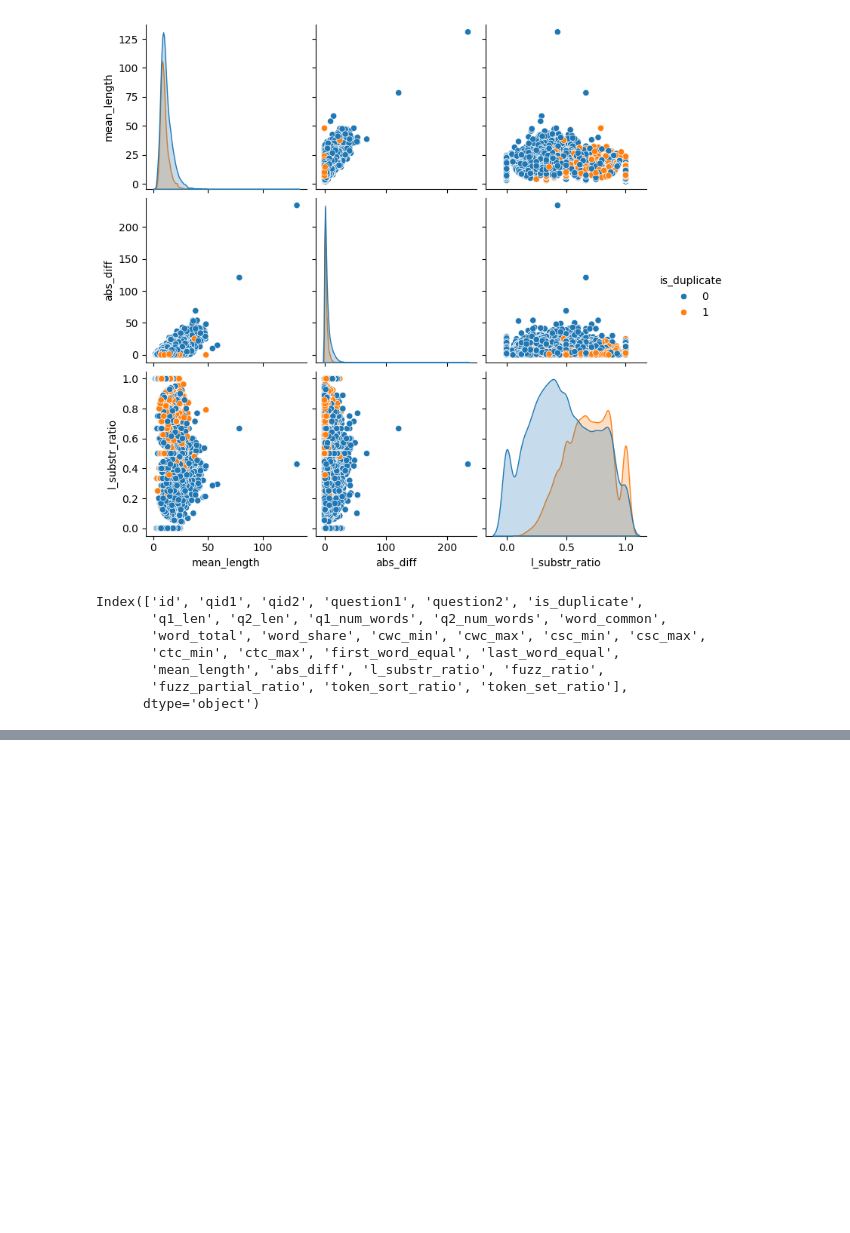
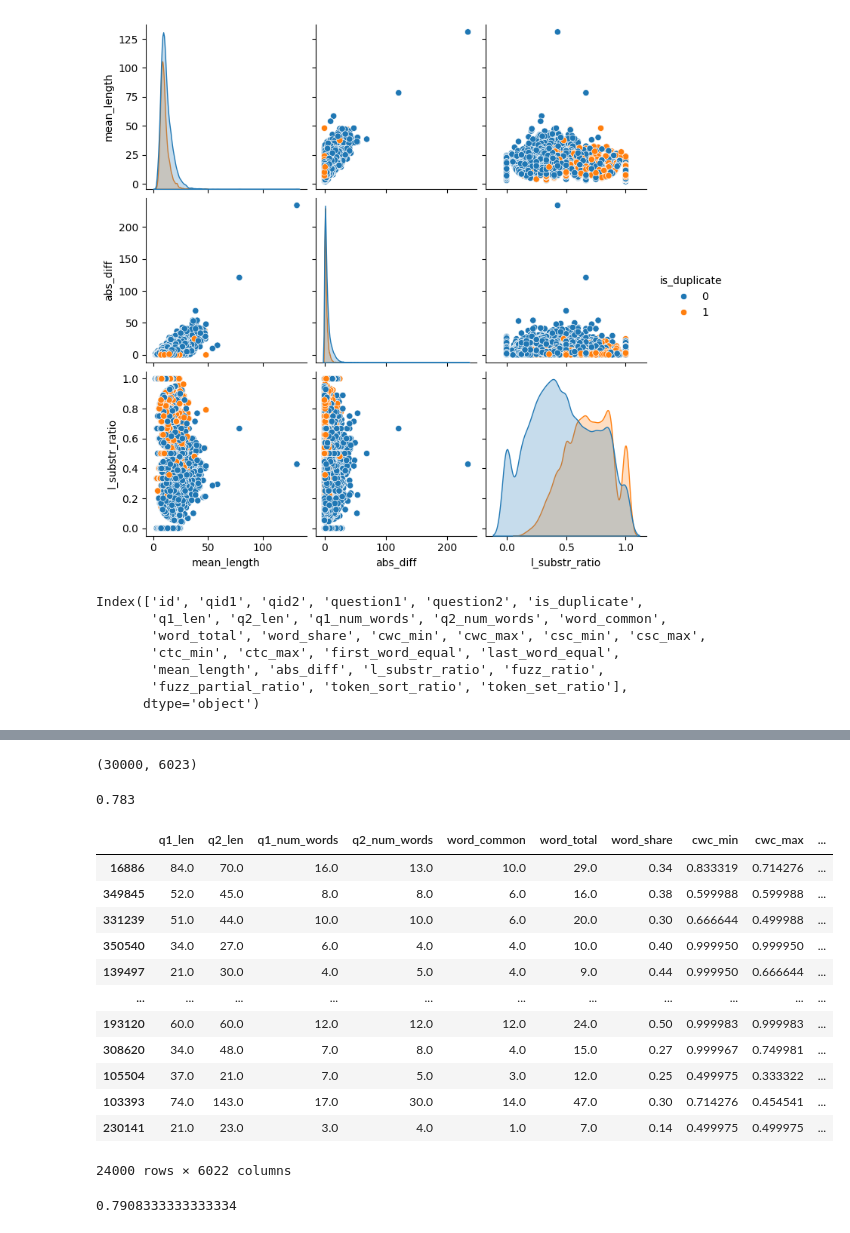
Before and after one commit to AhmAdO9/Natural-language-processing, a Jupyter notebook: DuplicateQuestionPairs.ipynb, the cells around one changed output, grey strips where cells are left out. Drawn from its saved outputs; the diff is of its cells as text; code cells hidden in the pictures; blank space fills up the shorter version.

Commit message:
ran the predictions on RF and XGB

```diff
--- a/DuplicateQuestionPairs.ipynb
+++ b/DuplicateQuestionPairs.ipynb
@@ -439,0 +482,40 @@ sns.pairplot(df[['fuzz_ratio', 'fuzz_partial_ratio', 'token_sort_ratio', 'token_
+# %%
+final_df.shape
+# %% [output]
+(30000, 6023)
+# %%
+X_train, X_test, y_train, y_test = train_test_split(final_df.iloc[:, 1:],
+                                                    final_df.iloc[:, :1],
+                                                    test_size=0.2,
+                                                    random_state=42)
+# %%
+X_train.columns = X_train.columns.astype(str)
+X_test.columns = X_test.columns.astype(str)
+
+X_train = X_train.astype(float)
+X_test = X_test.astype(float)
+# %%
+y_train = y_train.values.ravel()
+# %%
+rf = RandomForestClassifier()
+rf.fit(X_train,y_train)
+y_pred = rf.predict(X_test)
+accuracy_score(y_test,y_pred)
+# %% [output]
+0.783
+# %%
+X_train
+# %% [output]
+|  | q1_len | q2_len | q1_num_words | q2_num_words | word_common | word_total | word_share | cwc_min | cwc_max | ... |
+| 16886 | 84.0 | 70.0 | 16.0 | 13.0 | 10.0 | 29.0 | 0.34 | 0.833319 | 0.714276 | ... |
+| 349845 | 52.0 | 45.0 | 8.0 | 8.0 | 6.0 | 16.0 | 0.38 | 0.599988 | 0.599988 | ... |
+| 331239 | 51.0 | 44.0 | 10.0 | 10.0 | 6.0 | 20.0 | 0.30 | 0.666644 | 0.499988 | ... |
+| 350540 | 34.0 | 27.0 | 6.0 | 4.0 | 4.0 | 10.0 | 0.40 | 0.999950 | 0.999950 | ... |
+| 139497 | 21.0 | 30.0 | 4.0 | 5.0 | 4.0 | 9.0 | 0.44 | 0.999950 | 0.666644 | ... |
+| ... | ... | ... | ... | ... | ... | ... | ... | ... | ... | ... |
+| 193120 | 60.0 | 60.0 | 12.0 | 12.0 | 12.0 | 24.0 | 0.50 | 0.999983 | 0.999983 | ... |
+| 308620 | 34.0 | 48.0 | 7.0 | 8.0 | 4.0 | 15.0 | 0.27 | 0.999967 | 0.749981 | ... |
+| 105504 | 37.0 | 21.0 | 7.0 | 5.0 | 3.0 | 12.0 | 0.25 | 0.499975 | 0.333322 | ... |
+| 103393 | 74.0 | 143.0 | 17.0 | 30.0 | 14.0 | 47.0 | 0.30 | 0.714276 | 0.454541 | ... |
+| 230141 | 21.0 | 23.0 | 3.0 | 4.0 | 1.0 | 7.0 | 0.14 | 0.499975 | 0.499975 | ... |
+24000 rows × 6022 columns
@@ -439,0 +525,7 @@ sns.pairplot(df[['fuzz_ratio', 'fuzz_partial_ratio', 'token_sort_ratio', 'token_
+# %%
+xgb = XGBClassifier()
+xgb.fit(X_train,y_train)
+y_pred1 = xgb.predict(X_test)
+accuracy_score(y_test,y_pred1)
+# %% [output]
+0.7908333333333334
```
Also changed, not shown: parts of 13 cells of this notebook.
